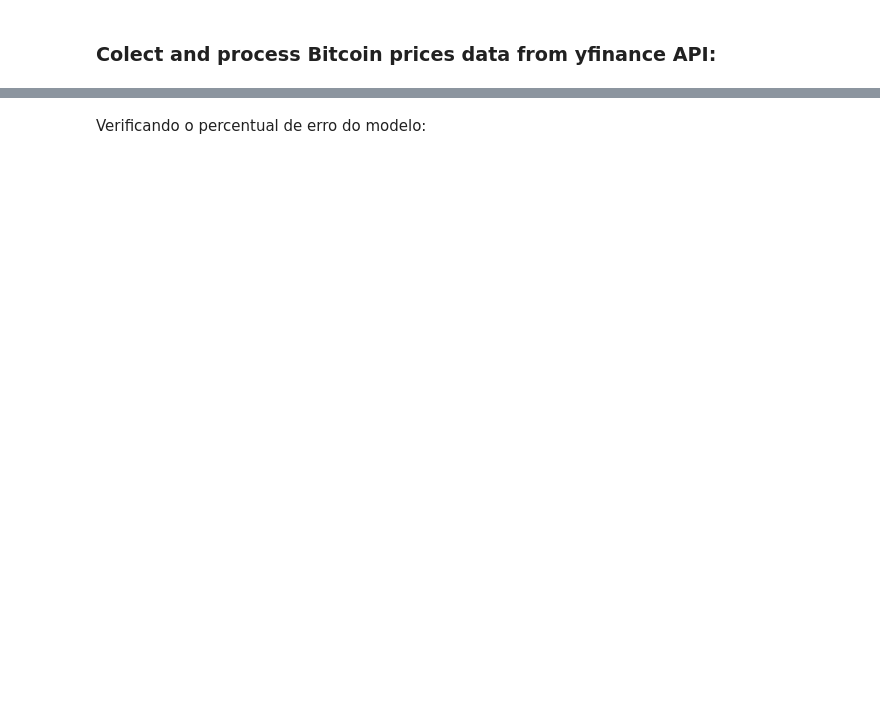
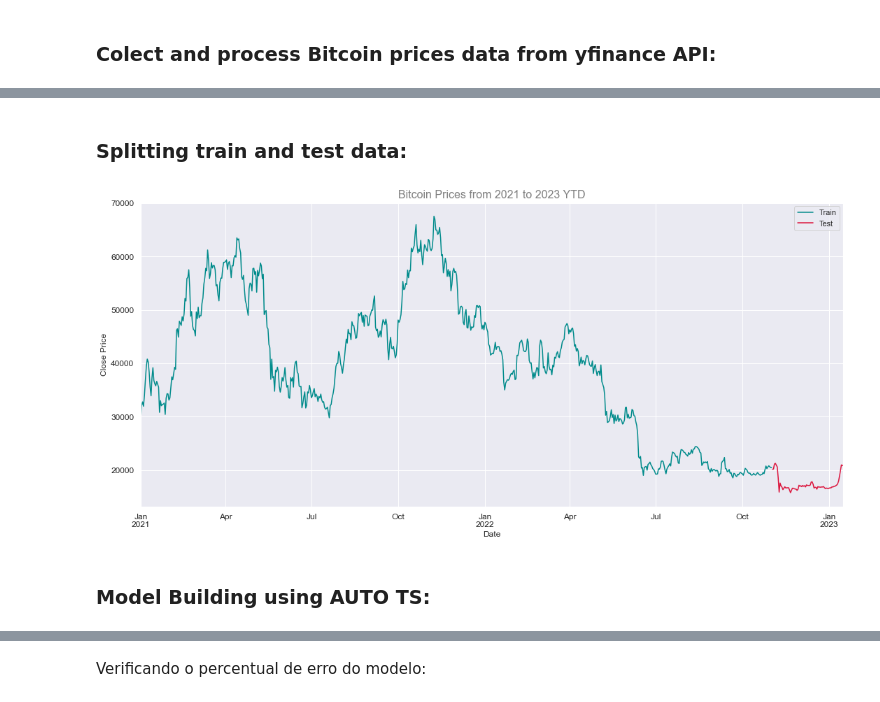
Before and after one commit to GiovannaBezerra/criptocurrency_price_prediction, a Jupyter notebook: cryptocurrency_price_prediction.ipynb, the cells around one changed output, grey strips where cells are left out. Saved outputs shown, nothing was run; the diff lists cells and outputs as text; code cells hidden in the pictures; blank space fills up the shorter version.

```diff
--- a/cryptocurrency_price_prediction.ipynb
+++ b/cryptocurrency_price_prediction.ipynb
@@ -344,0 +110,2 @@ model.best_model_params
+# %% [markdown]
+### Splitting train and test data:
@@ -344,0 +126,17 @@ model.best_model_params
+# %%
+# Line Chart to visualize train-test dataset:
+train_graph = train.set_index('date')
+test_graph = test.set_index('date')
+
+sns.set_theme()
+train_graph.close.plot( figsize=(18,8), fontsize=12, label='Train', color='DarkCyan')
+test_graph.close.plot(figsize=(18,8), fontsize=12, label='Test', color='Crimson')
+plt.legend()
+plt.title("Bitcoin Prices from 2021 to 2023 YTD", fontsize=16, color='Grey')
+plt.xlabel("Date")
+plt.ylabel("Close Price")
+plt.show()
+# %% [output]
+[figure, added]
+# %% [markdown]
+### Model Building using AUTO TS:
```
Also changed, not shown: parts of 60 cells of this notebook.
